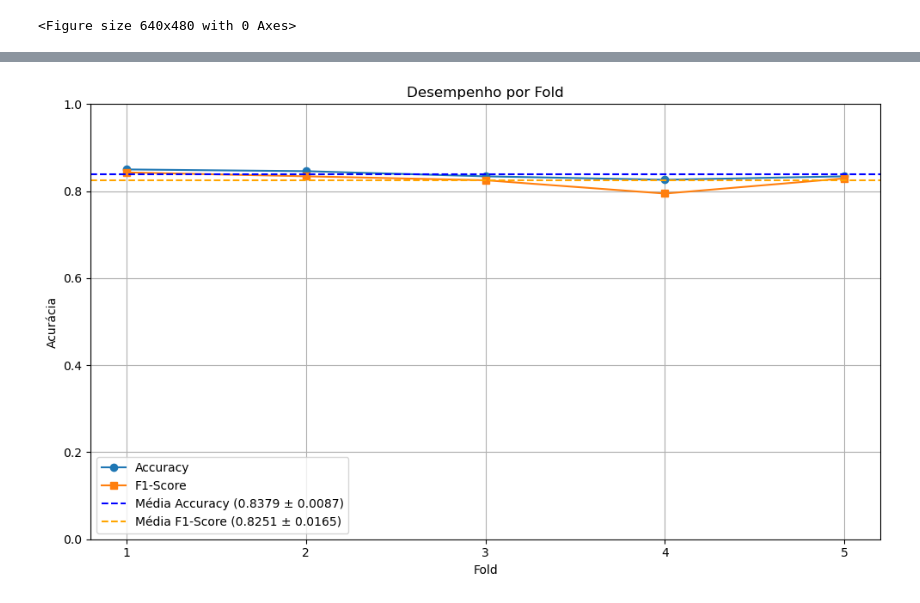
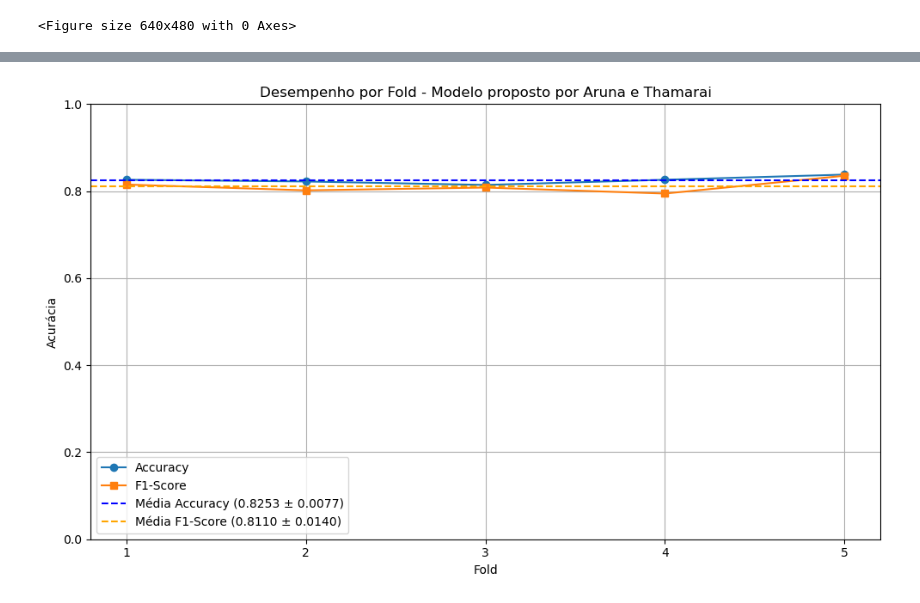
Before and after one commit to HenriqueContini/BleachedCoralCNN, a Jupyter notebook: CNN_BleachedCorals.ipynb, the cells around one changed output, grey strips where cells are left out. Cells and saved outputs as stored; diff of their text form; code cells hidden in the pictures.

```diff
--- a/CNN_BleachedCorals.ipynb
+++ b/CNN_BleachedCorals.ipynb
@@ -91,23 +91,10 @@ def create_model():
         data_augmentation,
         Rescaling(1./255),
         Conv2D(filters=32, kernel_size=(3, 3), activation="relu", kernel_initializer="he_normal", padding="same"),
-        BatchNormalization(),
         MaxPooling2D(pool_size=(2, 2)),
-        Conv2D(filters=48, kernel_size=(3, 3), activation="relu", kernel_initializer="he_normal", padding="same"),
-        BatchNormalization(),
-        MaxPooling2D(pool_size=(2, 2)),
-        Conv2D(filters=32, kernel_size=(5, 5), activation="relu", kernel_initializer="he_normal", padding="same"),
-        BatchNormalization(),
-        MaxPooling2D(pool_size=(2, 2)),
-        Conv2D(filters=16, kernel_size=(5, 5), activation="relu", kernel_initializer="he_normal", padding="same"),
-        BatchNormalization(),
+        Conv2D(filters=64, kernel_size=(3, 3), activation="relu", kernel_initializer="he_normal", padding="same"),
         MaxPooling2D(pool_size=(2, 2)),
         Flatten(),
-        Dense(units=512, activation="relu", kernel_initializer="he_normal"),
-        Dropout(0.4),
-        Dense(units=896, activation="relu", kernel_initializer="he_normal"),
-        Dropout(0.2),
-        Dense(units=512, activation="relu", kernel_initializer="he_normal"),
         Dense(units=1, activation="sigmoid")
     ])
 
@@ -182,7 +169,7 @@ for fold, (train_idx, val_idx) in enumerate(skf.split(image_paths, labels)):
         train_ds,
         validation_data=val_ds,
         epochs=epochs,
-        callbacks=[early_stopping],
+        callbacks=[early_stopping, rlr],
         verbose=1
     )
 
@@ -294,28 +273,28 @@ Loss: Média=0.4452 (+/- 0.0315)
 # %%
 folds = np.arange(1, n_splits + 1)
 
 # Plot
 plt.figure(figsize=(10, 6))
 plt.plot(folds, val_accuracy_per_fold, marker='o', label='Accuracy')
 plt.plot(folds, f1_per_fold, marker='s', label='F1-Score')
 
 # Média e desvio padrão como linhas horizontais
 mean_acc = np.mean(val_accuracy_per_fold)
 std_acc = np.std(val_accuracy_per_fold)
 mean_f1 = np.mean(f1_per_fold)
 std_f1 = np.std(f1_per_fold)
 
 plt.axhline(mean_acc, color='blue', linestyle='--', label=f'Média Accuracy ({mean_acc:.4f} ± {std_acc:.4f})')
 plt.axhline(mean_f1, color='orange', linestyle='--', label=f'Média F1-Score ({mean_f1:.4f} ± {std_f1:.4f})')
 
-plt.title('Desempenho por Fold')
+plt.title('Desempenho por Fold - Modelo proposto por Aruna e Thamarai')
 plt.xlabel('Fold')
 plt.ylabel('Acurácia')
 plt.xticks(folds)
 plt.ylim(0, 1)
 plt.grid(True)
 plt.legend()
 plt.tight_layout()
 plt.show()
 # %% [output]
-[figure, old version]
+[figure, new version]
```
Also changed, not shown: parts of 3 cells of this notebook, 1 other file.
